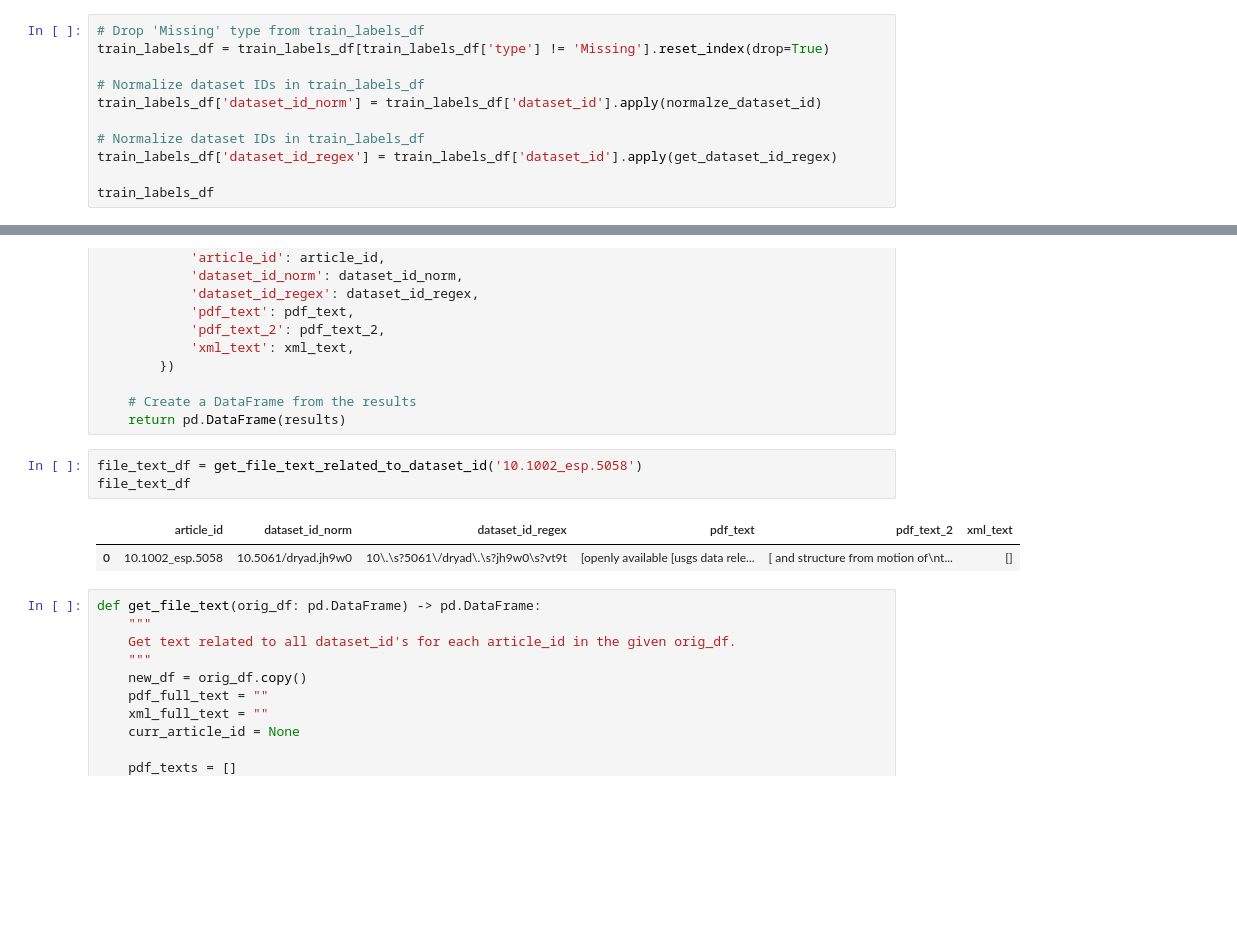
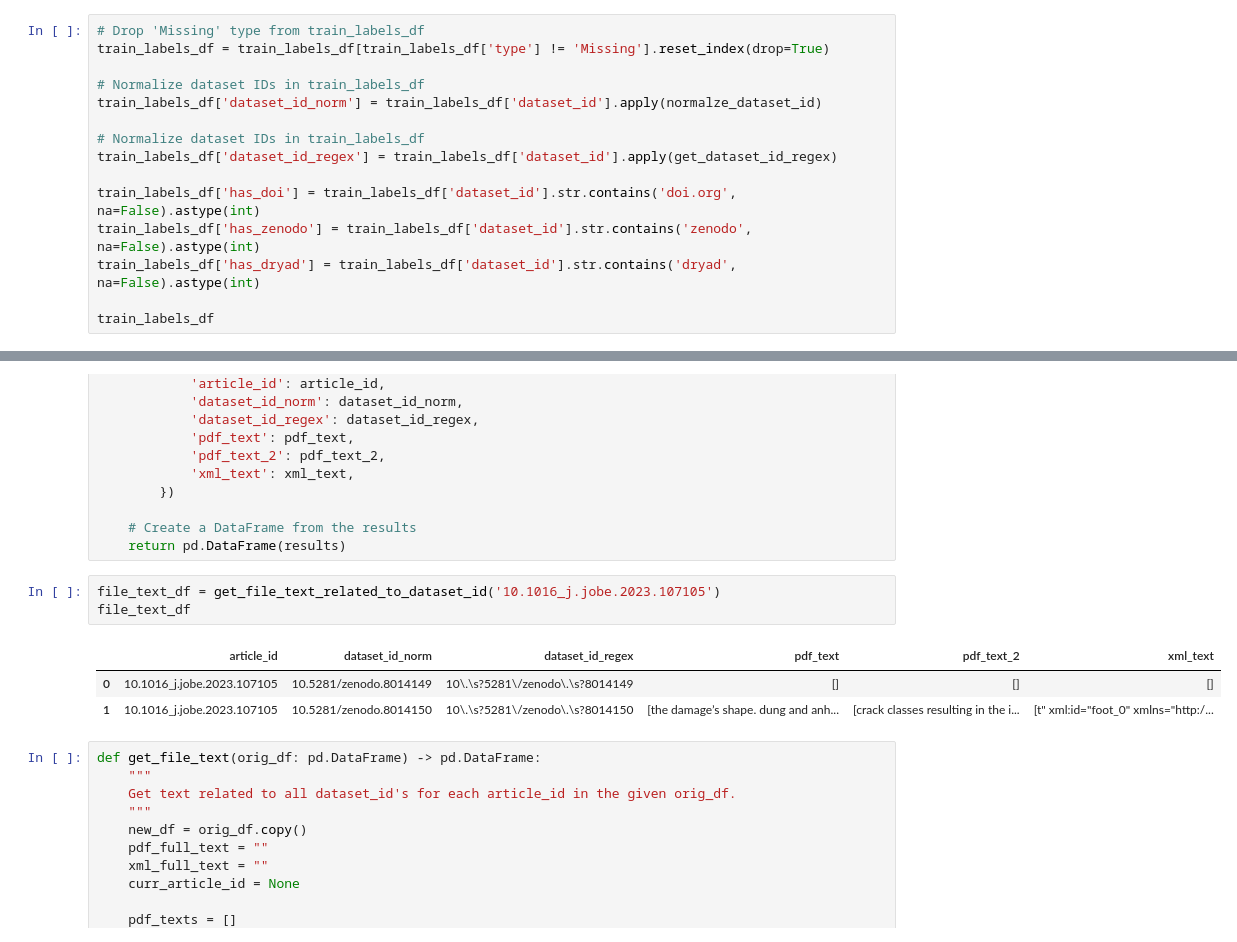
Before and after one commit to JimGile/make-data-count-classifier, a Jupyter notebook: make-data-count-classifier.ipynb, the cells around one changed output, grey strips where cells are left out. Drawn from its saved outputs; the diff is of its cells as text; blank space fills up the shorter version.

```diff
--- a/make-data-count-classifier.ipynb
+++ b/make-data-count-classifier.ipynb
@@ -121,5 +121,9 @@ train_labels_df['dataset_id_norm'] = train_labels_df['dataset_id'].apply(normalz
 # Normalize dataset IDs in train_labels_df
 train_labels_df['dataset_id_regex'] = train_labels_df['dataset_id'].apply(get_dataset_id_regex)
 
+train_labels_df['has_doi'] = train_labels_df['dataset_id'].str.contains('doi.org', na=False).astype(int)
+train_labels_df['has_zenodo'] = train_labels_df['dataset_id'].str.contains('zenodo', na=False).astype(int)
+train_labels_df['has_dryad'] = train_labels_df['dataset_id'].str.contains('dryad', na=False).astype(int)
+
 train_labels_df
 # %% [output]
@@ -429,11 +433,12 @@ def get_file_text_related_to_dataset_id(article_id: str) -> pd.DataFrame:
     # Create a DataFrame from the results
     return pd.DataFrame(results)
 # %%
-file_text_df = get_file_text_related_to_dataset_id('10.1002_esp.5058')
+file_text_df = get_file_text_related_to_dataset_id('10.1016_j.jobe.2023.107105')
 file_text_df
 # %% [output]
 |  | article_id | dataset_id_norm | dataset_id_regex | pdf_text | pdf_text_2 | xml_text |
-| 0 | 10.1002_esp.5058 | 10.5061/dryad.jh9w0 | 10\.\s?5061\/dryad\.\s?jh9w0\s?vt9t | [openly available [usgs data rele... | [ and structure from motion of\nt... | [] |
+| 0 | 10.1016_j.jobe.2023.107105 | 10.5281/zenodo.8014149 | 10\.\s?5281\/zenodo\.\s?8014149 | [] | [] | [] |
+| 1 | 10.1016_j.jobe.2023.107105 | 10.5281/zenodo.8014150 | 10\.\s?5281\/zenodo\.\s?8014150 | [the damage’s shape. dung and anh... | [crack classes resulting in the i... | [t" xml:id="foot_0" xmlns="http:/... |
 # %%
 def get_file_text(orig_df: pd.DataFrame) -> pd.DataFrame:
     """
```
Also changed, not shown: parts of 1 cell of this notebook.
